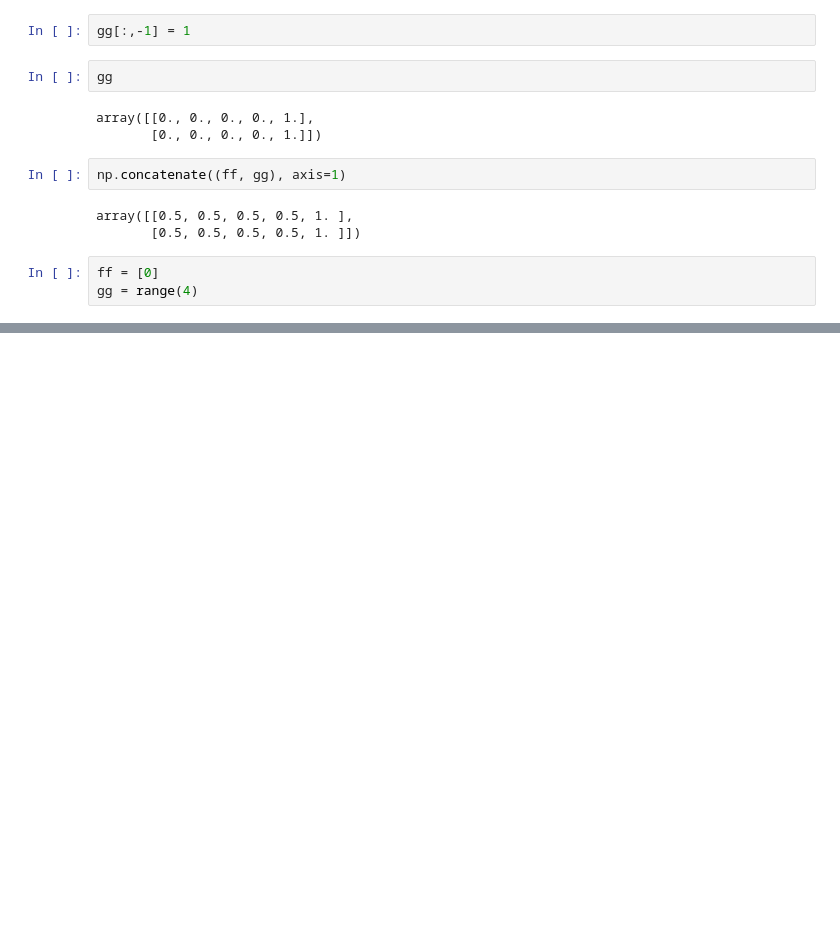
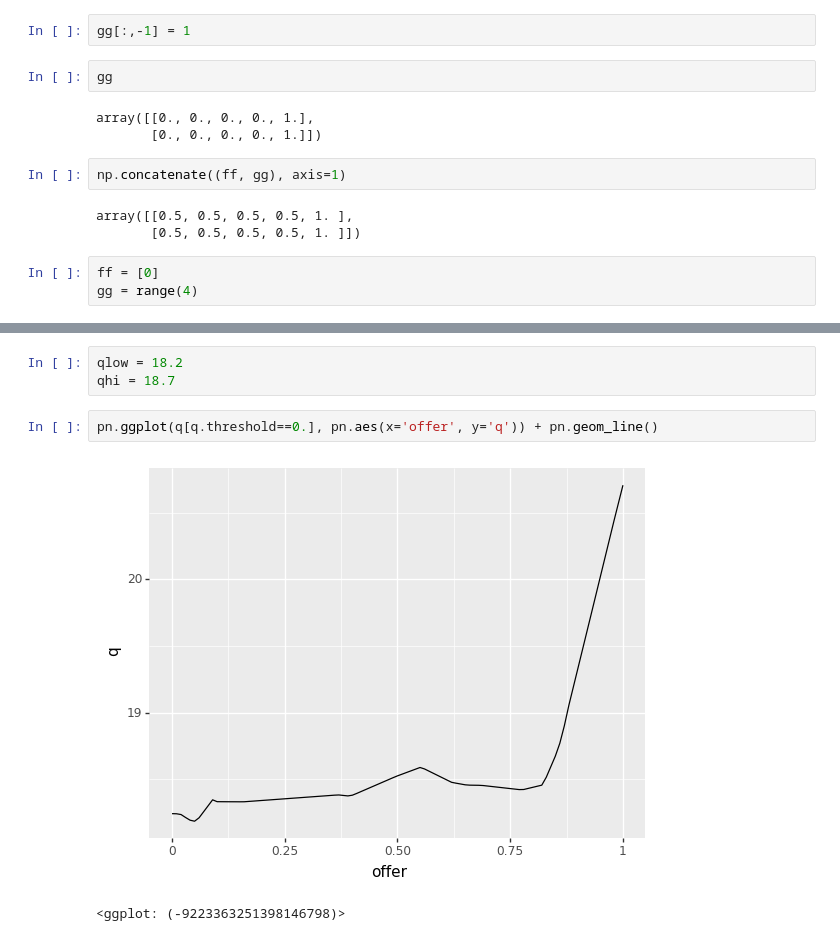
Before and after one commit to kurtosis/spinningup, a Jupyter notebook: analysis/matching_pennies.ipynb, the cells around one changed output, grey strips where cells are left out. Saved outputs shown, nothing was run; the diff lists cells and outputs as text; blank space fills up the shorter version.

```diff
--- a/analysis/matching_pennies.ipynb
+++ b/analysis/matching_pennies.ipynb
@@ -260,0 +328,8 @@ list(zip(gg, ff))
+# %%
+qlow = 18.2
+qhi = 18.7
+# %%
+pn.ggplot(q[q.threshold==0.], pn.aes(x='offer', y='q')) + pn.geom_line()
+# %% [output]
+[figure, added]
+<ggplot: (-9223363251398146798)>
```
Also changed, not shown: parts of 18 cells of this notebook, 6 other files.
